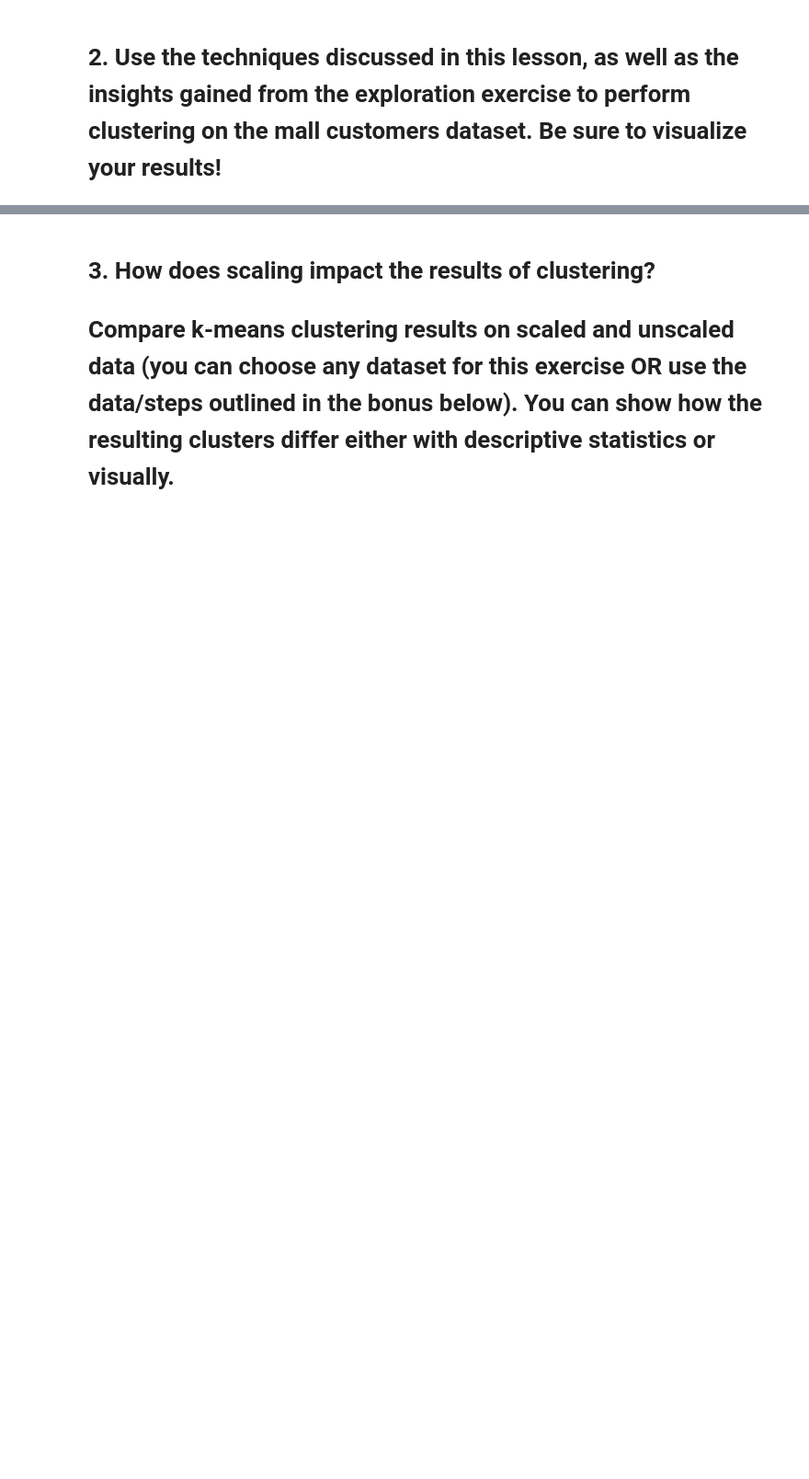
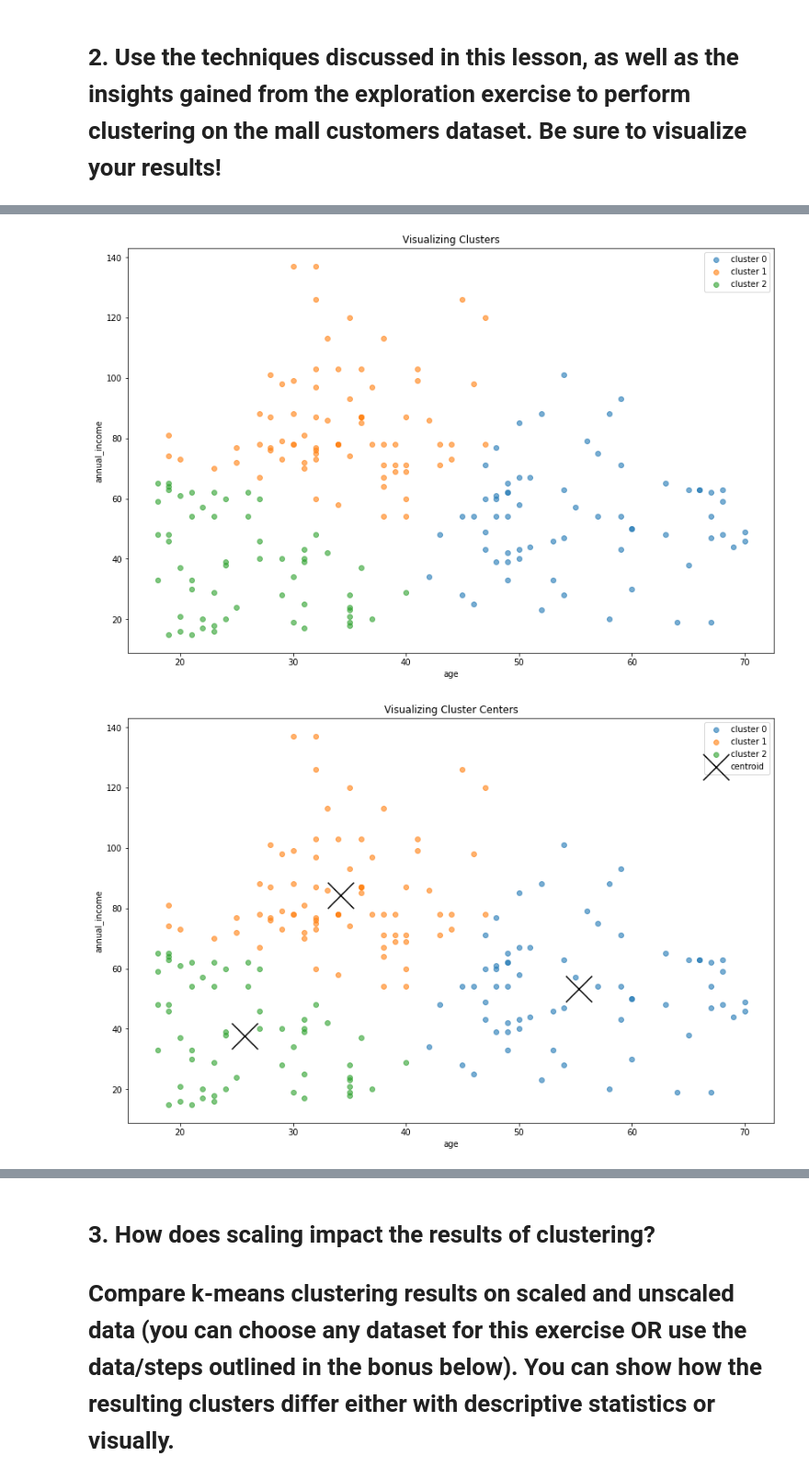
Before and after one commit to rajaramgautam/clustering-exercises, a Jupyter notebook: modeling.ipynb, the cells around one changed output, grey strips where cells are left out. Shown at 92% size. Cells and saved outputs as stored; diff of their text form; code cells hidden in the pictures; blank space fills up the shorter version.

```diff
--- a/modeling.ipynb
+++ b/modeling.ipynb
@@ -218,2 +296,12 @@ iris.groupby('cluster')['petal_width', 'sepal_width'].mean()
 # %% [markdown]
 # 2. Use the techniques discussed in this lesson, as well as the insights gained from the exploration exercise to perform clustering on the mall customers dataset. Be sure to visualize your results!
+# %%
+def get_db_url(url):
+    url = f'mysql+pymysql://{user}:{password}@{host}/{url}'
+    return url
+# %%
+sql_query = """
+    Select *
+    From customers"""
+
+mall = pd.read_sql(sql_query, get_db_url('mall_customers'))
@@ -219,0 +338,34 @@ iris.groupby('cluster')['petal_width', 'sepal_width'].mean()
+# %%
+plt.figure(figsize=(14, 9))
+
+for cluster, subset in mall.groupby('cluster'):
+    plt.scatter(subset.age, subset.annual_income, label='cluster ' + str(cluster), alpha=.6, cmap='reds')
+plt.legend()
+plt.xlabel('age')
+plt.ylabel('annual_income')
+plt.title('Visualizing Clusters')
+plt.show()
+
+
+plt.figure(figsize=(14, 9))
+
+for cluster, subset in mall.groupby('cluster'):
+    plt.scatter(subset.age, subset.annual_income, label='cluster ' + str(cluster), alpha=.6)
+
+centroids.plot.scatter(y='annual_income', x='age', c='black', marker='x', s=1000, ax=plt.gca(), label='centroid')
+
+plt.legend()
+plt.xlabel('age')
+plt.ylabel('annual_income')
+plt.title('Visualizing Cluster Centers')
+
+with plt.style.context('seaborn-whitegrid'):
+    plt.figure(figsize=(9, 6))
+    pd.Series({k: KMeans(k).fit(X_scaled).inertia_ for k in range(2, 12)}).plot(marker='x')
+    plt.xticks(range(2, 12))
+    plt.xlabel('k')
+    plt.ylabel('inertia')
+    plt.title('Change in inertia as k increases')
+# %% [output]
+[figure, added]
+[figure, added]
```
Also changed, not shown: parts of 16 cells of this notebook.
